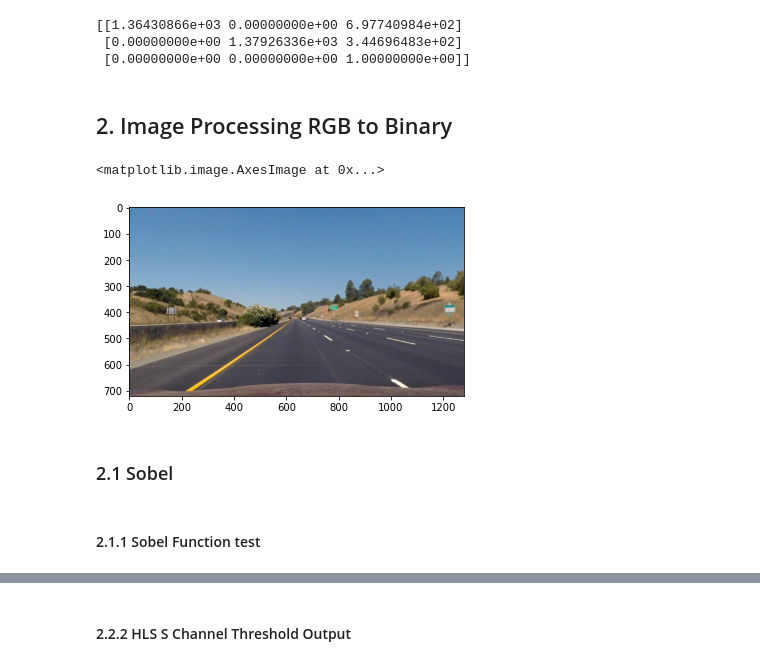
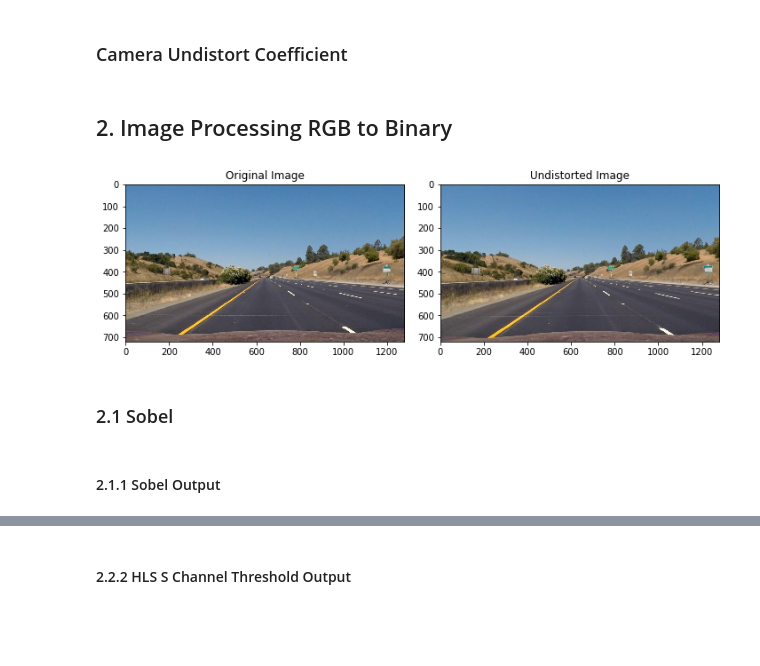
Before and after one commit to Kuan-HC/Advance-Lane, a Jupyter notebook: P2_Advanced_Lane_Detection.ipynb, the cells around one changed output, grey strips where cells are left out. Cells and saved outputs as stored; diff of their text form; code cells hidden in the pictures; blank space fills up the shorter version.

```diff
--- a/P2_Advanced_Lane_Detection.ipynb
+++ b/P2_Advanced_Lane_Detection.ipynb
@@ -65,18 +67,25 @@ plt.tight_layout()
-# %%
-print(mtx)
-# %% [output]
-[[1.36430866e+03 0.00000000e+00 6.97740984e+02]
- [0.00000000e+00 1.37926336e+03 3.44696483e+02]
- [0.00000000e+00 0.00000000e+00 1.00000000e+00]]
+# %% [markdown]
+### Camera Undistort Coefficient
+# %%
+mtx = np.array([[  1.16949654e+03,  0.00000000e+00,  6.68285391e+02],
+                [  0.00000000e+00,  1.14044391e+03,  3.59592347e+02],
+                [  0.00000000e+00,  0.00000000e+00,  1.00000000e+00]])
+
+dist = np.array([[-0.25782023, -0.09881959,  0.01240745, 0.00407057, 0.52894628]])
 # %% [markdown]
 ## 2. Image Processing RGB to Binary
 # %%
-image = mpimg.imread("test_images/straight_lines1.jpg")
-image = cv2.undistort(image, mtx, dist, None, mtx)
-plt.imshow(image)
+original = mpimg.imread("test_images/straight_lines1.jpg")
+image = cv2.undistort(original, mtx, dist, None, mtx)
+
+f, (ax1, ax2) = plt.subplots(1, 2, figsize=(10, 10))
+ax1.imshow(original)
+ax1.set_title('Original Image')
+ax2.imshow(image)
+ax2.set_title('Undistorted Image')
+plt.tight_layout()
 # %% [output]
-<matplotlib.image.AxesImage at 0x...>
-[figure, old version]
+[figure, new version]
 # %% [markdown]
 ### 2.1 Sobel
 # %%
@@ -128,7 +137,7 @@ def Sobel_Dir_Binary (sobel_raw_x, sobel_raw_y,low_thresh, high_thresh, img_outp
 
     return binary
 # %% [markdown]
-#### 2.1.1 Sobel Function test
+#### 2.1.1 Sobel Output
 # %%
 raw_sobel_x, raw_sobel_y = Sobel_raw_x_y_output(image)
 Abs_Sob_Bit_Thr_x = Sobel_Absolute_Binary(raw_sobel_x, 30, 255)
```
Also changed, not shown: parts of 51 cells of this notebook, 5 other files.
